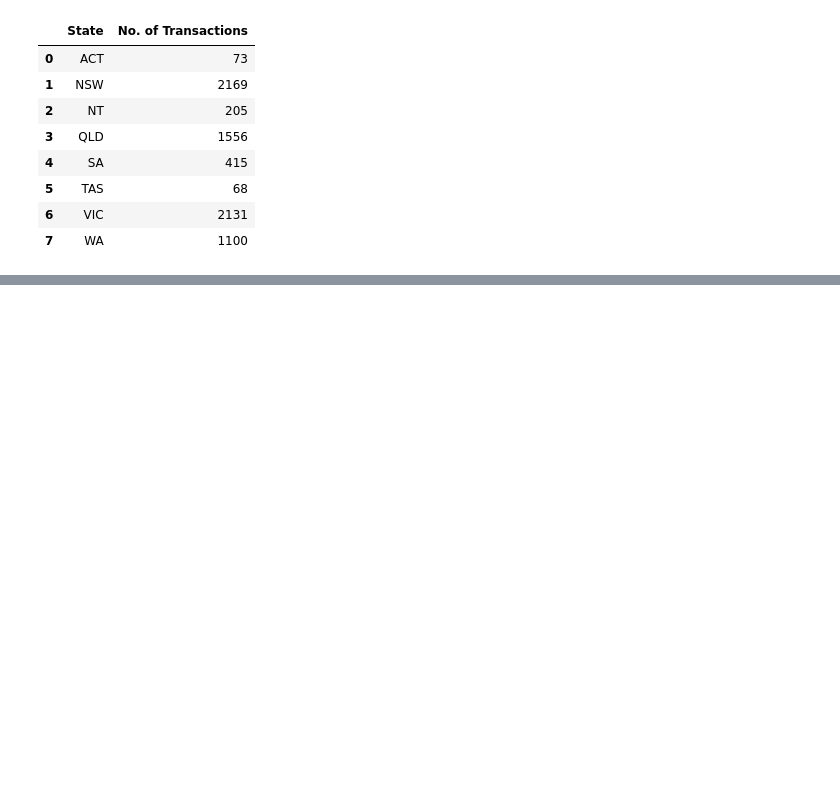
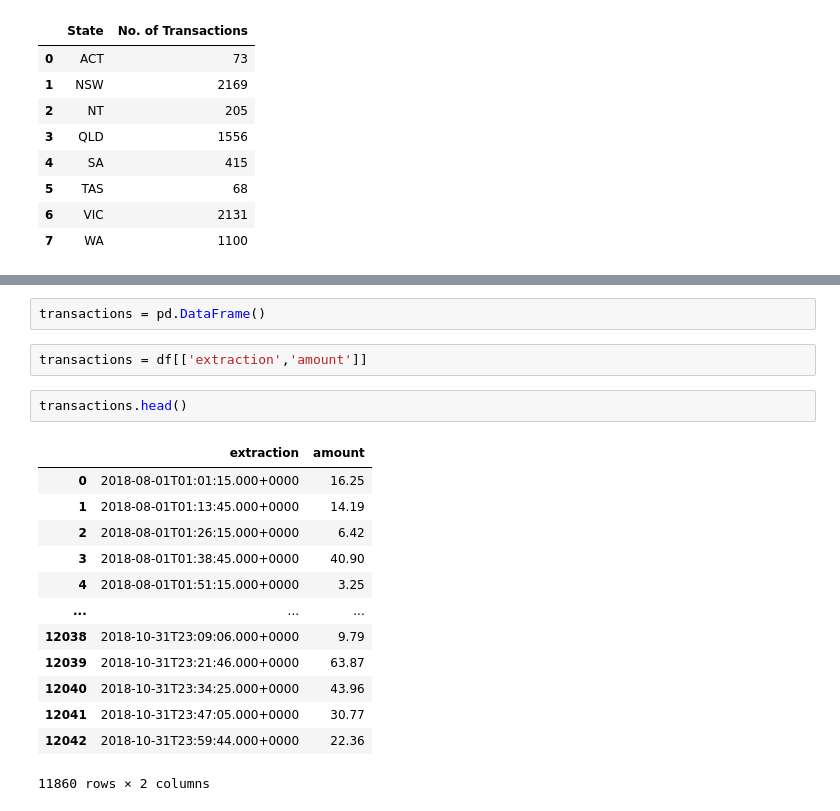
Before and after one commit to andrew-app/ANZDataAnalysis, a Jupyter notebook: task1.ipynb, the cells around one changed output, grey strips where cells are left out. Cells and saved outputs as stored; diff of their text form; blank space fills up the shorter version.

```diff
--- a/task1.ipynb
+++ b/task1.ipynb
@@ -77,0 +62,20 @@ pd.__version__
+# %%
+transactions = pd.DataFrame()
+# %%
+transactions = df[['extraction','amount']]
+# %%
+transactions.head()
+# %% [output]
+|  | extraction | amount |
+| 0 | 2018-08-01T01:01:15.000+0000 | 16.25 |
+| 1 | 2018-08-01T01:13:45.000+0000 | 14.19 |
+| 2 | 2018-08-01T01:26:15.000+0000 | 6.42 |
+| 3 | 2018-08-01T01:38:45.000+0000 | 40.90 |
+| 4 | 2018-08-01T01:51:15.000+0000 | 3.25 |
+| ... | ... | ... |
+| 12038 | 2018-10-31T23:09:06.000+0000 | 9.79 |
+| 12039 | 2018-10-31T23:21:46.000+0000 | 63.87 |
+| 12040 | 2018-10-31T23:34:25.000+0000 | 43.96 |
+| 12041 | 2018-10-31T23:47:05.000+0000 | 30.77 |
+| 12042 | 2018-10-31T23:59:44.000+0000 | 22.36 |
+11860 rows × 2 columns
```
Also changed, not shown: parts of 6 cells of this notebook, 3 other files.
